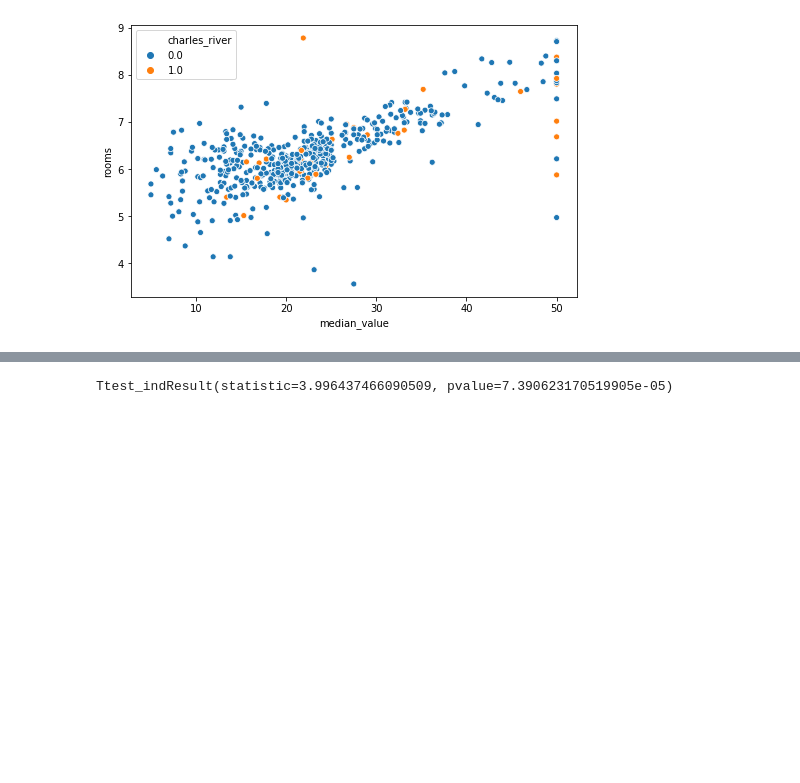
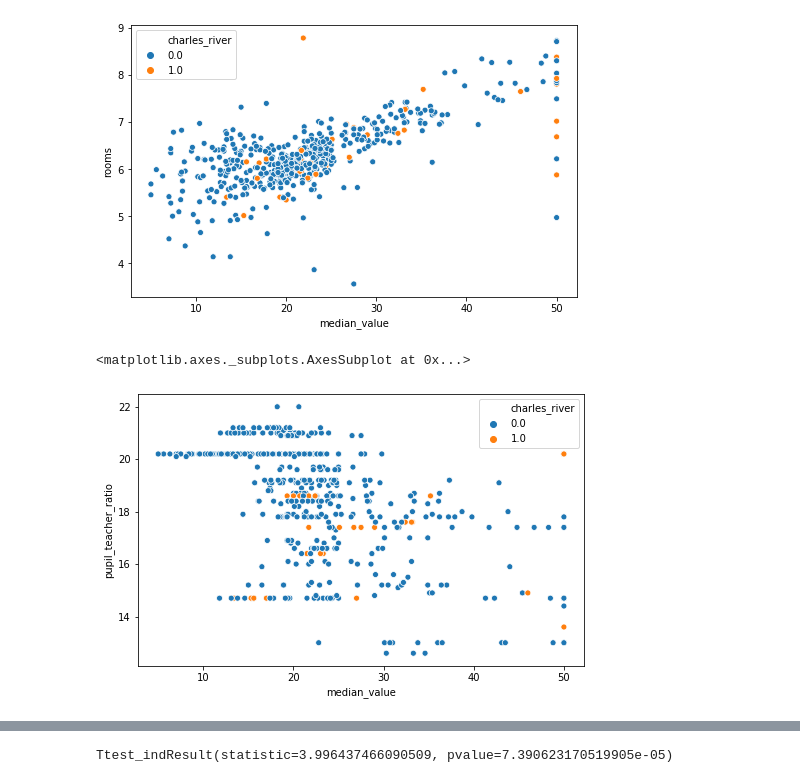
Before and after one commit to beccycole/machine-learning-assessment, a Jupyter notebook: Boston Housing Dataset.ipynb, the cells around one changed output, grey strips where cells are left out. Drawn from its saved outputs; the diff is of its cells as text; code cells hidden in the pictures; blank space fills up the shorter version.

Commit message:
added comments and plot

```diff
--- a/Boston Housing Dataset.ipynb
+++ b/Boston Housing Dataset.ipynb
@@ -272,4 +286,13 @@ sns.scatterplot(data=boston,x='median_value',y='rooms', hue='charles_river')
 # %% [output]
 <matplotlib.axes._subplots.AxesSubplot at 0x...>
 [figure]
+# %%
+# set plot size
+plt.figure(figsize=(8,5))
+
+# create scatter plot
+sns.scatterplot(data=boston,x='median_value',y='pupil_teacher_ratio', hue='charles_river')
+# %% [output]
+<matplotlib.axes._subplots.AxesSubplot at 0x...>
+[figure, added]
 # %%
```
Also changed, not shown: parts of 16 cells of this notebook.
